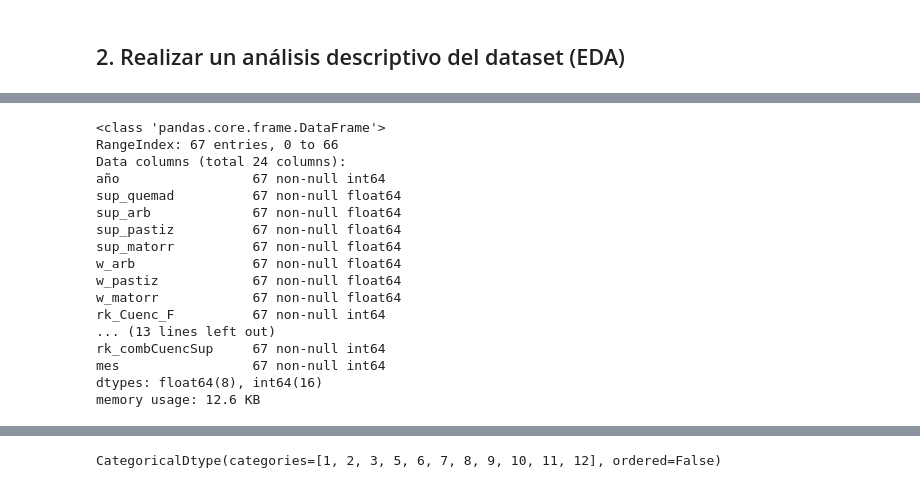
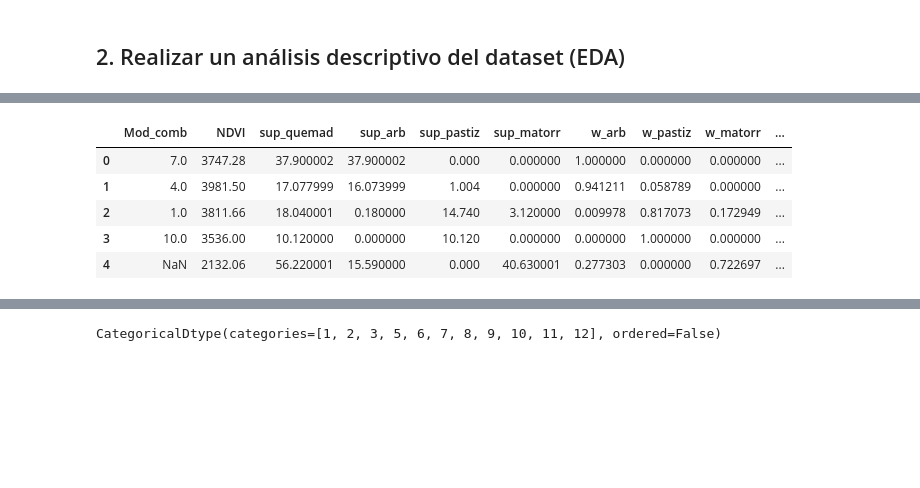
Before and after one commit to fire-classifying/fireclass, a Jupyter notebook: Proyecto_Incendios_v_1.ipynb, the cells around one changed output, grey strips where cells are left out. Drawn from its saved outputs; the diff is of its cells as text; code cells hidden in the pictures; blank space fills up the shorter version.

```diff
--- a/Proyecto_Incendios_v_1.ipynb
+++ b/Proyecto_Incendios_v_1.ipynb
@@ -171,9 +169,0 @@ Name: año, dtype: int64
-# %%
-# Cambiamos la fecha de object a datetime, y posteriormente sacamos solo el mes en un nueva columna
-
-df['fecha'] = pd.to_datetime(df['fecha'])
-df['mes'] = pd.DatetimeIndex(df['fecha']).month
-
-# También podriamos sacar el día
-
-df.head()
@@ -188,6 +169,0 @@ df.head()
-# %%
-# Ahora podemos borrar la columna fecha, y ordenar la columnas del dataframe
-
-
-# axis es 0 para fila, 1 para columna
-df.drop(labels="fecha", axis=1, inplace=True)
@@ -194,22 +173,33 @@ df.drop(labels="fecha", axis=1, inplace=True)
+# %%
+# El campo 'cat_incendio' lo categorizamos en función de la superficie quemada
+# 1 -> pequeño (sup < 50Ha)
+# 2 -> mediano (50 Ha < sup < 150 Ha)
+# 3 -> grande (sup > 150 Ha)
+binInterval = [0,50,150,10000]
+binLabels = [1,2,3]
+df['cat_incendio'] = pd.cut(df['sup_quemad'], bins = binInterval, labels=binLabels)
+# %%
+# El campo 'cat__dir_viento' lo categorizamos en función de la dirección del viento
+# 0 = dir < 45º
+# 1 = 45º < dir < 90º
+# 2 = 90º < dir < 135º
+# 3 = 135º < dir < 180º
+# 4 = 180º < dir < 225º
+# 5 = 225º < dir < 270º
+# 6 = 270º < dir < 315º
+# 7 = 315º < dir < 360º
+
+binInterval = [0,45,90,135,180,225,270,315,360]
+binLabels = [0,1,2,3,4,5,6,7]
+df['cat_dir_viento'] = pd.cut(df['Dirección Viento'], bins = binInterval, labels=binLabels)
 # %%
-df.info()
+df.head()
 # %% [output]
-<class 'pandas.core.frame.DataFrame'>
-RangeIndex: 67 entries, 0 to 66
-Data columns (total 24 columns):
-año                 67 non-null int64
-sup_quemad          67 non-null float64
-sup_arb             67 non-null float64
-sup_pastiz          67 non-null float64
-sup_matorr          67 non-null float64
-w_arb               67 non-null float64
-w_pastiz            67 non-null float64
-w_matorr            67 non-null float64
-rk_Cuenc_F          67 non-null int64
-... (13 lines left out)
-rk_combCuencSup     67 non-null int64
-mes                 67 non-null int64
-dtypes: float64(8), int64(16)
-memory usage: 12.6 KB
+|  | Mod_comb | NDVI | sup_quemad | sup_arb | sup_pastiz | sup_matorr | w_arb | w_pastiz | w_matorr | ... |
+| 0 | 7.0 | 3747.28 | 37.900002 | 37.900002 | 0.000 | 0.000000 | 1.000000 | 0.000000 | 0.000000 | ... |
+| 1 | 4.0 | 3981.50 | 17.077999 | 16.073999 | 1.004 | 0.000000 | 0.941211 | 0.058789 | 0.000000 | ... |
+| 2 | 1.0 | 3811.66 | 18.040001 | 0.180000 | 14.740 | 3.120000 | 0.009978 | 0.817073 | 0.172949 | ... |
+| 3 | 10.0 | 3536.00 | 10.120000 | 0.000000 | 10.120 | 0.000000 | 0.000000 | 1.000000 | 0.000000 | ... |
+| 4 | NaN | 2132.06 | 56.220001 | 15.590000 | 0.000 | 40.630001 | 0.277303 | 0.000000 | 0.722697 | ... |
 # %%
 # Cantidad de incendio por meses
```
Also changed, not shown: parts of 13 cells of this notebook.
